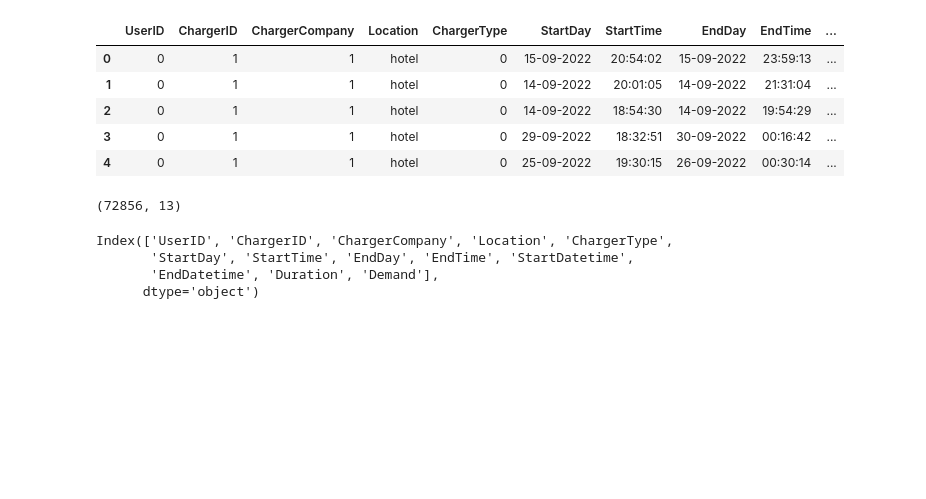
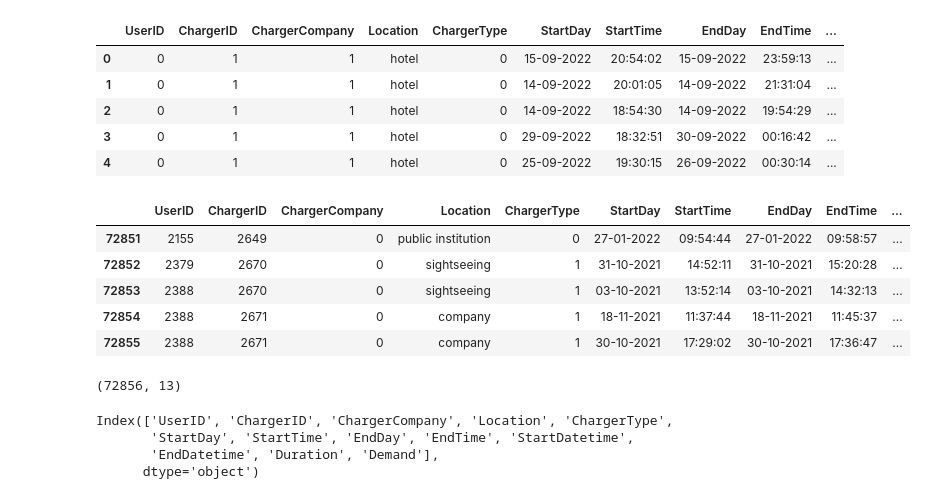
Before and after one commit to Harigovind04/EV-Charging-Price-and-Energy-Prediction-using-Machine-Learning, a Jupyter notebook: ev_final.ipynb, the cells around one changed output. Cells and saved outputs as stored; diff of their text form; code cells hidden in the pictures; blank space fills up the shorter version.

```diff
--- a/ev_final.ipynb
+++ b/ev_final.ipynb
@@ -15,6 +15,15 @@ df.head()
 | 2 | 0 | 1 | 1 | hotel | 0 | 14-09-2022 | 18:54:30 | 14-09-2022 | 19:54:29 | ... |
 | 3 | 0 | 1 | 1 | hotel | 0 | 29-09-2022 | 18:32:51 | 30-09-2022 | 00:16:42 | ... |
 | 4 | 0 | 1 | 1 | hotel | 0 | 25-09-2022 | 19:30:15 | 26-09-2022 | 00:30:14 | ... |
+# %%
+df.tail()
+# %% [output]
+|  | UserID | ChargerID | ChargerCompany | Location | ChargerType | StartDay | StartTime | EndDay | EndTime | ... |
+| 72851 | 2155 | 2649 | 0 | public institution | 0 | 27-01-2022 | 09:54:44 | 27-01-2022 | 09:58:57 | ... |
+| 72852 | 2379 | 2670 | 0 | sightseeing | 1 | 31-10-2021 | 14:52:11 | 31-10-2021 | 15:20:28 | ... |
+| 72853 | 2388 | 2670 | 0 | sightseeing | 1 | 03-10-2021 | 13:52:14 | 03-10-2021 | 14:32:13 | ... |
+| 72854 | 2388 | 2671 | 0 | company | 1 | 18-11-2021 | 11:37:44 | 18-11-2021 | 11:45:37 | ... |
+| 72855 | 2388 | 2671 | 0 | company | 1 | 30-10-2021 | 17:29:02 | 30-10-2021 | 17:36:47 | ... |
 # %%
 df.shape
 # %% [output]
```
Also changed, not shown: parts of 10 cells of this notebook, 2 other files.
